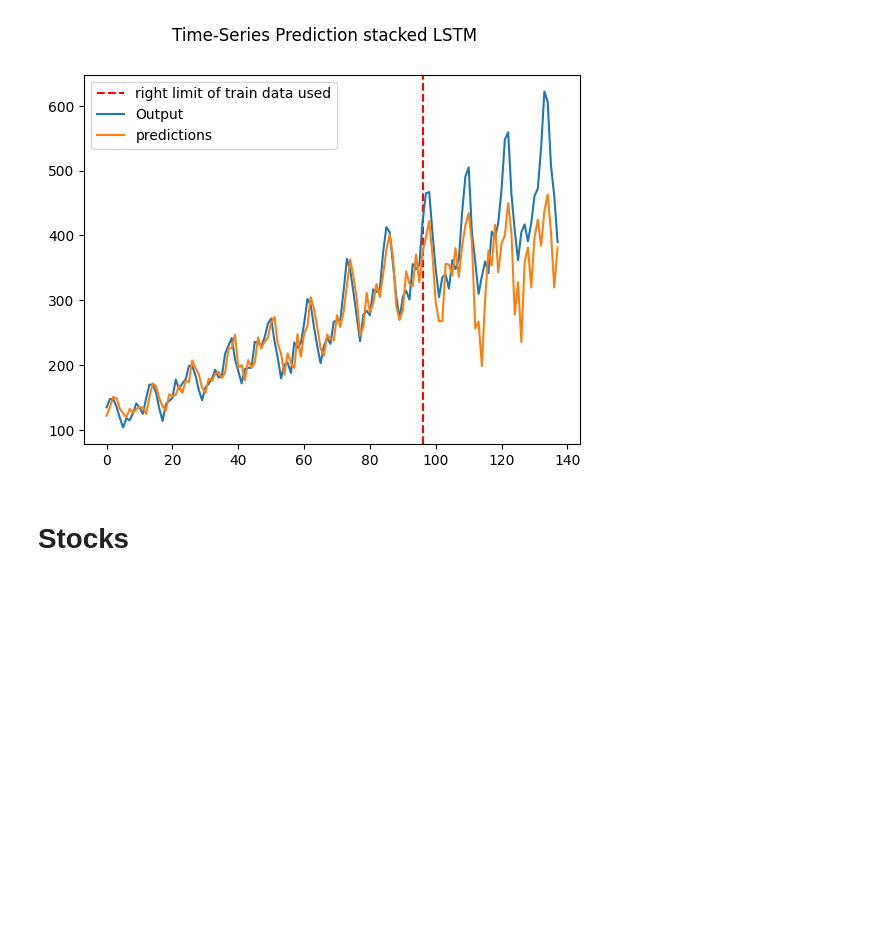
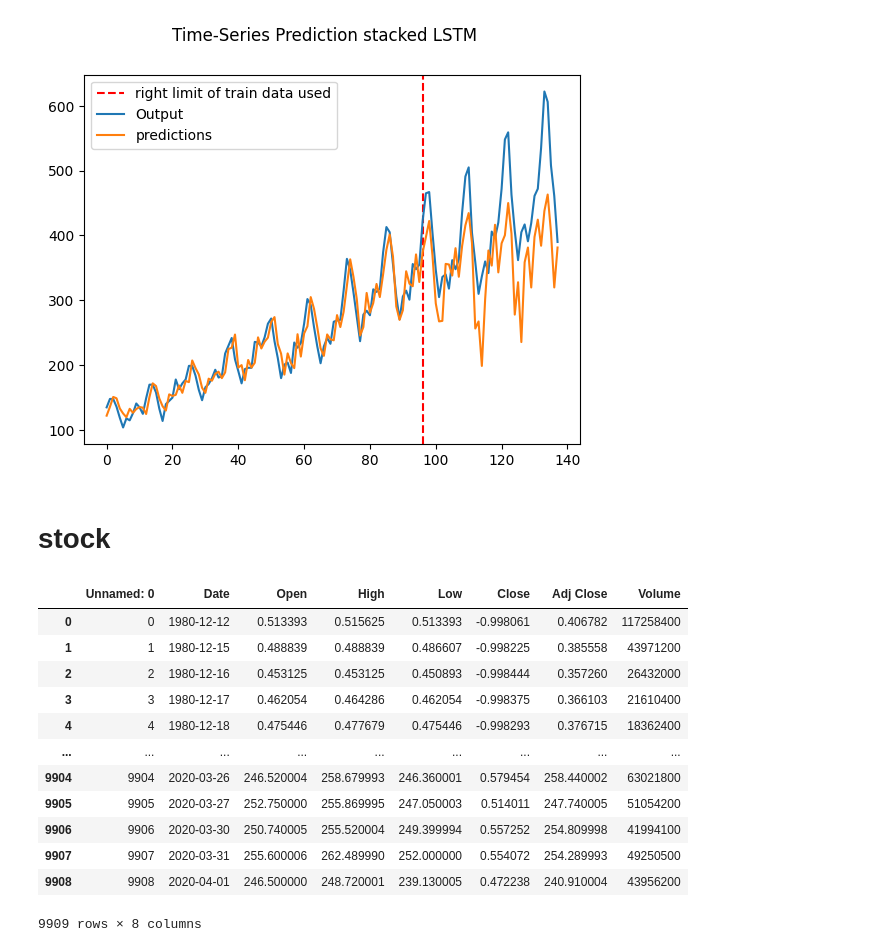
Before and after one commit to hien-p/LSTM-BI-Stacked-pytorch, a Jupyter notebook: BI-LSTM_classification.ipynb, the cells around one changed output. Drawn from its saved outputs; the diff is of its cells as text; code cells hidden in the pictures; blank space fills up the shorter version.

```diff
--- a/BI-LSTM_classification.ipynb
+++ b/BI-LSTM_classification.ipynb
@@ -279,4 +253,4 @@ plt.show()
 # %% [output]
 [figure]
 # %% [markdown]
-# Stocks
+# stock
@@ -282,0 +259,16 @@ plt.show()
+# %%
+data
+# %% [output]
+|  | Unnamed: 0 | Date | Open | High | Low | Close | Adj Close | Volume |
+| 0 | 0 | 1980-12-12 | 0.513393 | 0.515625 | 0.513393 | -0.998061 | 0.406782 | 117258400 |
+| 1 | 1 | 1980-12-15 | 0.488839 | 0.488839 | 0.486607 | -0.998225 | 0.385558 | 43971200 |
+| 2 | 2 | 1980-12-16 | 0.453125 | 0.453125 | 0.450893 | -0.998444 | 0.357260 | 26432000 |
+| 3 | 3 | 1980-12-17 | 0.462054 | 0.464286 | 0.462054 | -0.998375 | 0.366103 | 21610400 |
+| 4 | 4 | 1980-12-18 | 0.475446 | 0.477679 | 0.475446 | -0.998293 | 0.376715 | 18362400 |
+| ... | ... | ... | ... | ... | ... | ... | ... | ... |
+| 9904 | 9904 | 2020-03-26 | 246.520004 | 258.679993 | 246.360001 | 0.579454 | 258.440002 | 63021800 |
+| 9905 | 9905 | 2020-03-27 | 252.750000 | 255.869995 | 247.050003 | 0.514011 | 247.740005 | 51054200 |
+| 9906 | 9906 | 2020-03-30 | 250.740005 | 255.520004 | 249.399994 | 0.557252 | 254.809998 | 41994100 |
+| 9907 | 9907 | 2020-03-31 | 255.600006 | 262.489990 | 252.000000 | 0.554072 | 254.289993 | 49250500 |
+| 9908 | 9908 | 2020-04-01 | 246.500000 | 248.720001 | 239.130005 | 0.472238 | 240.910004 | 43956200 |
+9909 rows × 8 columns
```
Also changed, not shown: parts of 11 cells of this notebook, 1 other file.
